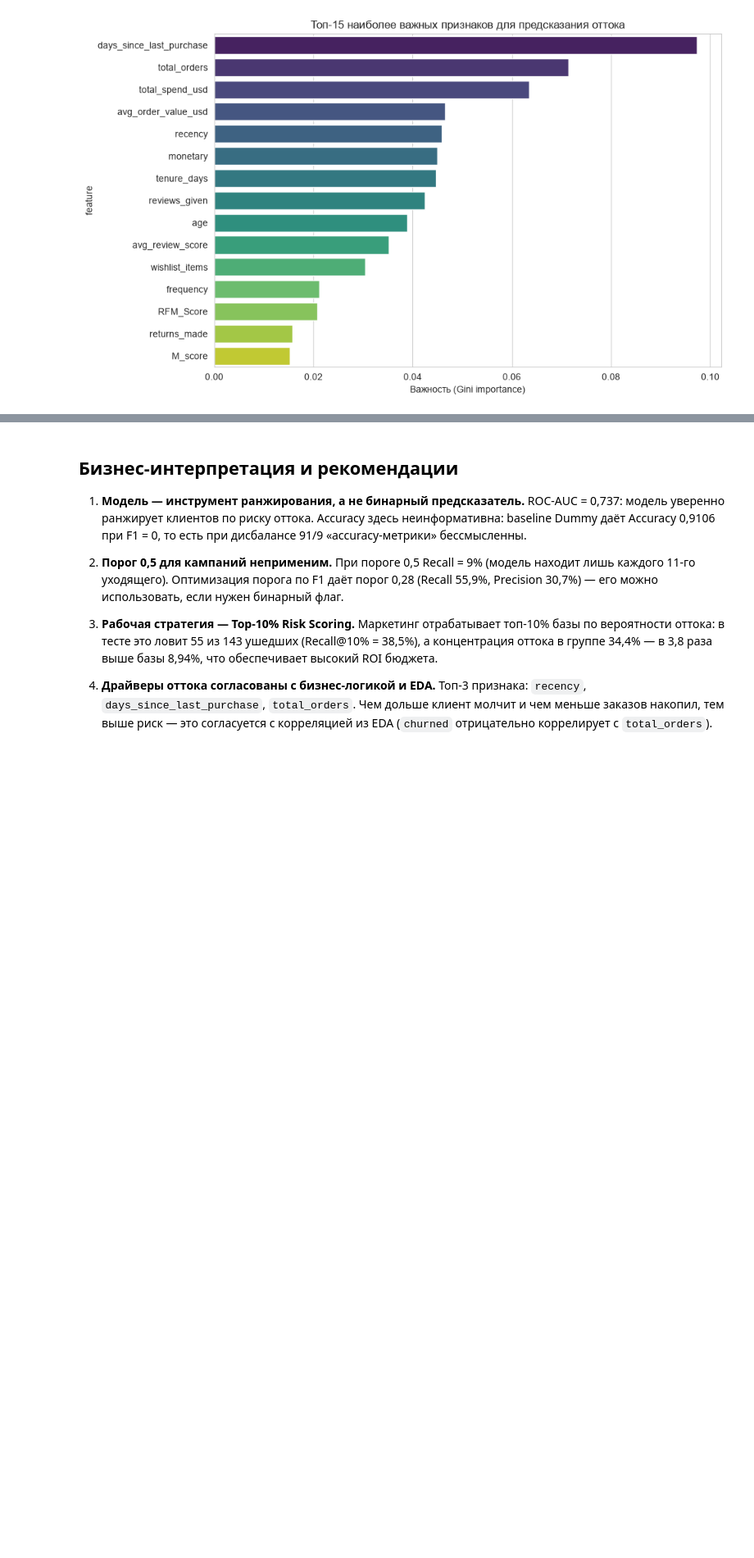
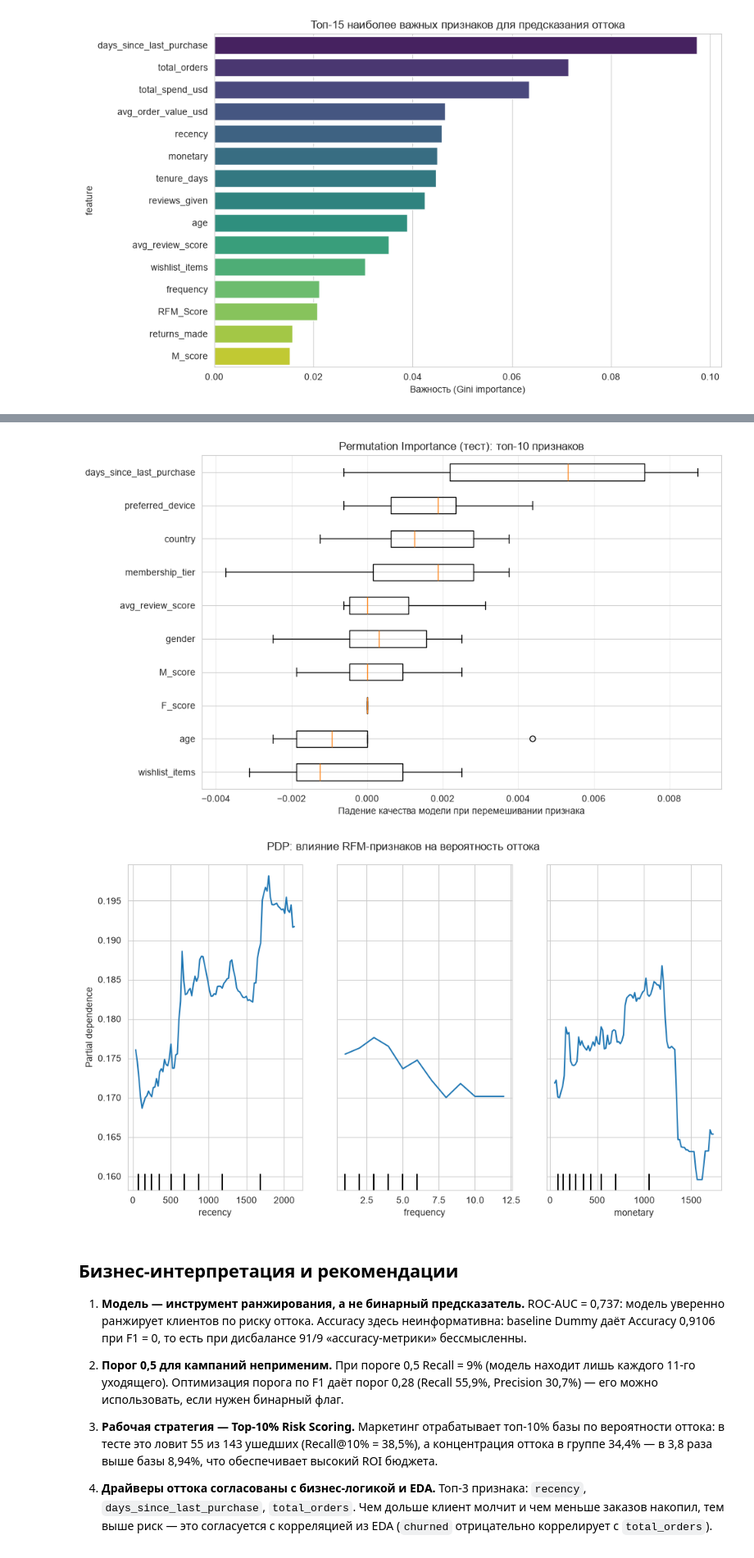
Before and after one commit to eliaska-web/ecom_customer_behavior_2020_2026, a Jupyter notebook: notebooks/04_ml_churn_prediction.ipynb, the cells around one changed output, grey strips where cells are left out. Shown at 82% size. Cells and saved outputs as stored; diff of their text form; code cells hidden in the pictures; blank space fills up the shorter version.

```diff
--- a/notebooks/04_ml_churn_prediction.ipynb
+++ b/notebooks/04_ml_churn_prediction.ipynb
@@ -240,3 +247,38 @@ Passing `palette` without assigning `hue` is deprecated and will be removed in v
+# %%
+from sklearn.inspection import permutation_importance, PartialDependenceDisplay
+import matplotlib.pyplot as plt
+
+# 1) Permutation Importance на тестовой выборке (полный пайплайн, сырые признаки)
+perm = permutation_importance(
+    rf_model, X_test, y_test,
+    n_repeats=10, random_state=42, n_jobs=-1
+)
+
+# Топ-10 признаков по среднему падению качества
+sorted_idx = perm.importances_mean.argsort()
+top_idx = sorted_idx[-10:]
+names = [X_test.columns[i] for i in top_idx]
+
+fig, ax = plt.subplots(figsize=(10, 6))
+ax.boxplot(perm.importances[top_idx].T, vert=False)   # без labels= — версионно-независимо
+ax.set_yticklabels(names)
+ax.set_title('Permutation Importance (тест): топ-10 признаков')
+ax.set_xlabel('Падение качества модели при перемешивании признака')
+ax.grid(axis='x', alpha=0.3)
+plt.tight_layout()
+plt.show()
+
+# 2) PDP через полный пайплайн (имена признаков, без ручных индексов)
+PartialDependenceDisplay.from_estimator(
+    rf_model, X_test,
+    features=['recency', 'frequency', 'monetary'],
+)
+plt.suptitle('PDP: влияние RFM-признаков на вероятность оттока')
+plt.tight_layout()
+plt.show()
+# %% [output]
+[figure, added]
+[figure, added]
 # %% [markdown]
 ## Бизнес-интерпретация и рекомендации
 
```
Also changed, not shown: parts of 2 cells of this notebook, 3 other files.
